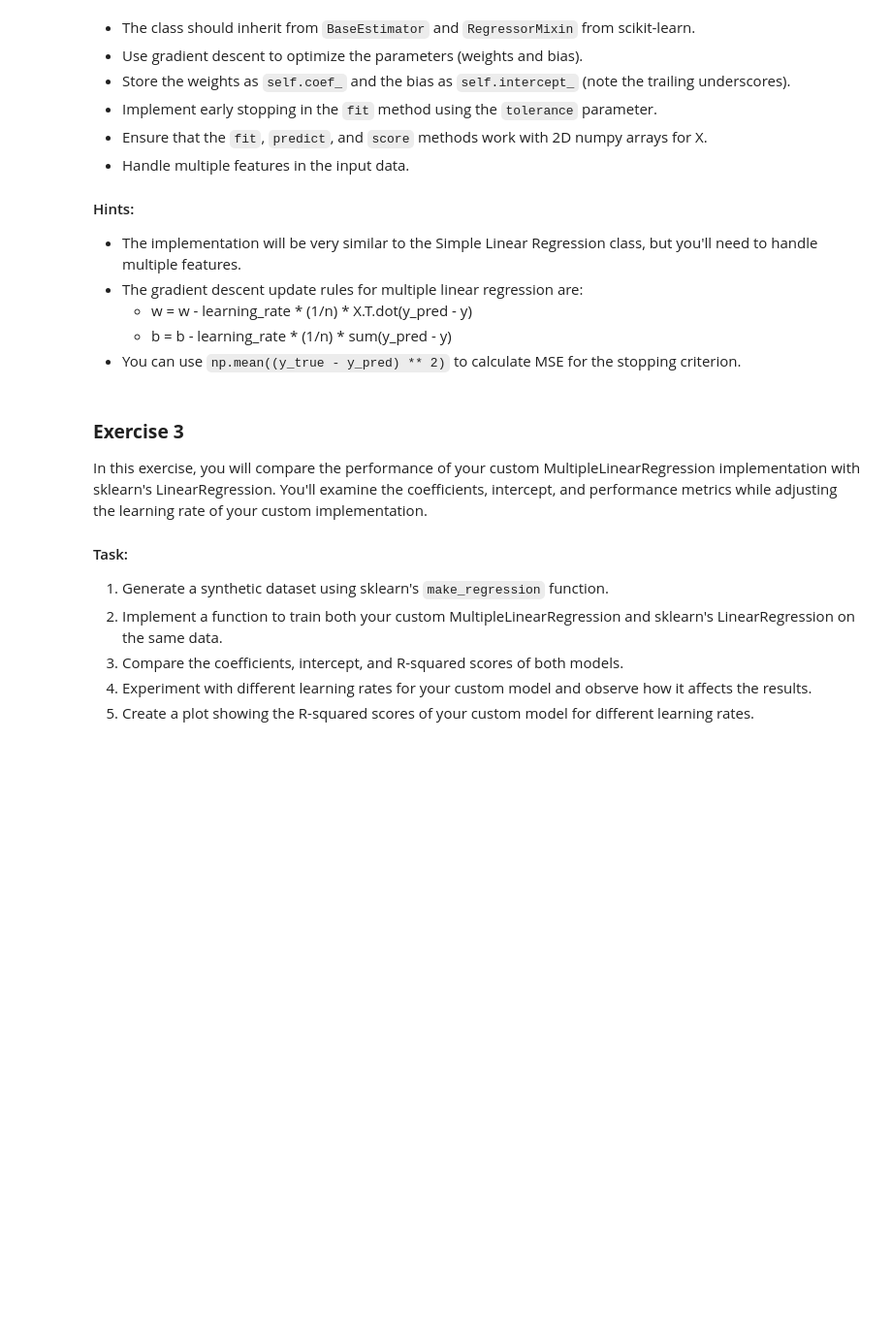
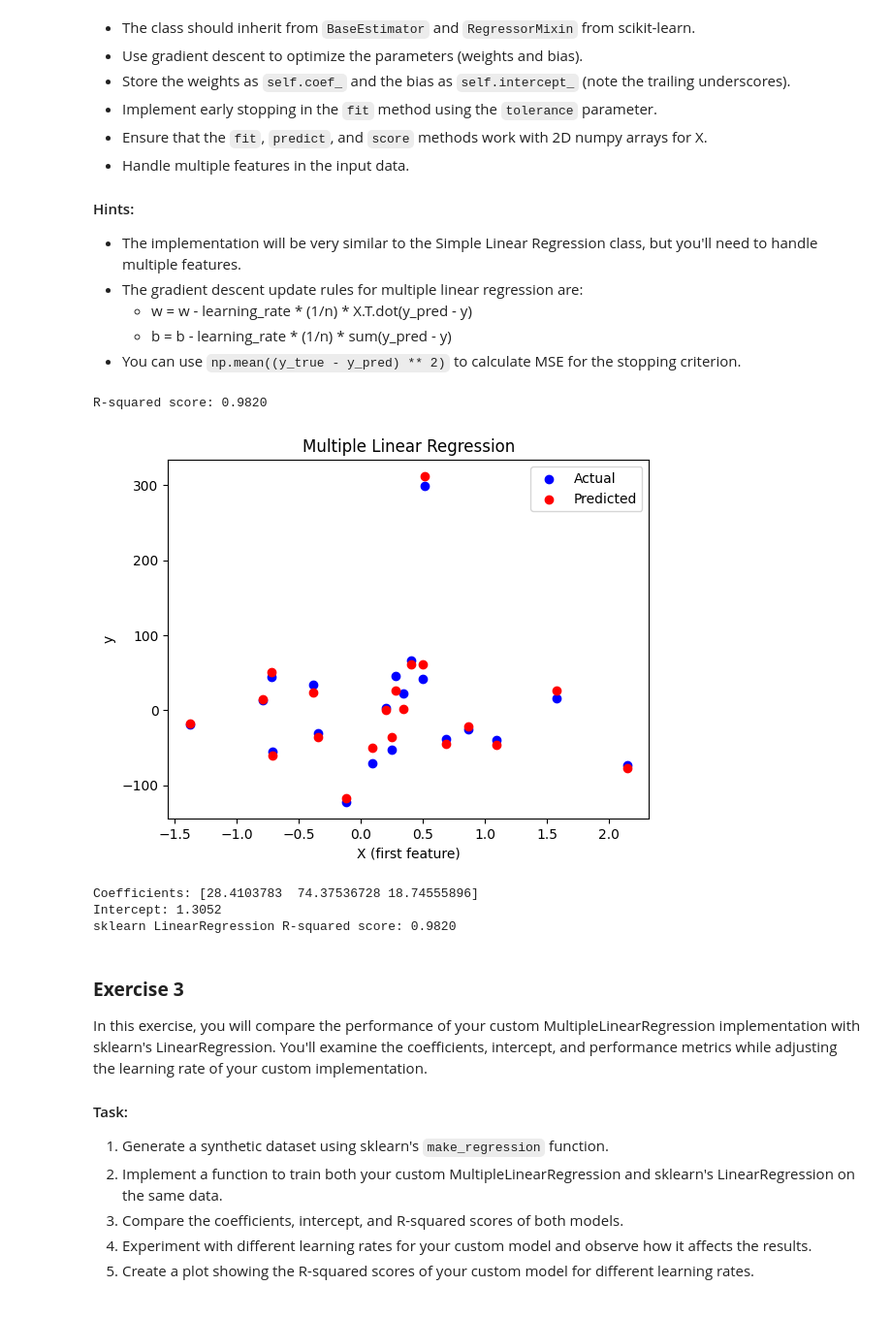
Before and after one commit to IST407/fixed2-student-lectures-nickmiceli7, a Jupyter notebook: 5-week5/lab-exercises.ipynb, the cells around one changed output. Shown: that part at 97% size. Saved outputs shown, nothing was run; the diff lists cells and outputs as text; code cells hidden in the pictures; blank space fills up the shorter version.

```diff
--- a/5-week5/lab-exercises.ipynb
+++ b/5-week5/lab-exercises.ipynb
@@ -143,9 +143,42 @@ import numpy as np
 from sklearn.base import BaseEstimator, RegressorMixin
 from sklearn.utils.validation import check_X_y, check_array
 
-class MultipleLinearRegression:
-    # implement me
-    pass
+class MultipleLinearRegression(BaseEstimator, RegressorMixin):
+    def __init__(self, learning_rate = 0.01, n_iterations=1000, tolerance=1e-6):
+        self.learning_rate = learning_rate
+        self.n_iterations = n_iterations
+        self.tolerance = tolerance
+        self.coef_ = None
+        self.intercept_ = None
+
+    def fit(self, X, y):
+        X, y = check_X_y(X, y, ensure_2d=True)
+        n_samples, n_features = X.shape
+        self.coef_ = np.zeros(n_features)
+        self.intercept_ = 0
+
+        for i in range(self.n_iterations):
+
+            y_pred = self._predict(X)
+            dw = (1/n_samples) * np.dot(X.T, (y_pred-y))
+            db = (1/n_samples) * np.sum(y_pred-y)
+
+            self.coef_ -= self.learning_rate * dw
+            self.intercept_ -= self.learning_rate * db
+
+            if np.all(np.abs(self.learning_rate * dw) < self.tolerance):
+                break
+
+        return self
+
+    def _predict(self, X):
+        return np.dot(X, self.coef_) + self.intercept_
+
+    def predict(self, X):
+        X = check_array(X, ensure_2d=True)
+        return self._predict(X)
+
+
 
 # Test the implementation
 from sklearn.datasets import make_regression
@@ -157,33 +190,39 @@ X, y = make_regression(n_samples=100, n_features=3, noise=10, random_state=42)
 X_train, X_test, y_train, y_test = train_test_split(X, y, test_size=0.2, random_state=42)
 
 # Create and train the model
 model = MultipleLinearRegression(learning_rate=0.01, n_iterations=1000)
 model.fit(X_train, y_train)
 
 # Make predictions
 y_pred = model.predict(X_test)
 
 # Calculate and print R-squared score
 print(f"R-squared score: {model.score(X_test, y_test):.4f}")
 
 # Plot results (for the first feature)
 plt.scatter(X_test[:, 0], y_test, color='blue', label='Actual')
 plt.scatter(X_test[:, 0], y_pred, color='red', label='Predicted')
 plt.xlabel('X (first feature)')
 plt.ylabel('y')
 plt.title('Multiple Linear Regression')
 plt.legend()
 plt.show()
 
 print("Coefficients:", model.coef_)
 print(f"Intercept: {model.intercept_:.4f}")
 
 # Compare with sklearn's LinearRegression
 from sklearn.linear_model import LinearRegression
 sk_model = LinearRegression()
 sk_model.fit(X_train, y_train)
 sk_score = sk_model.score(X_test, y_test)
 print(f"sklearn LinearRegression R-squared score: {sk_score:.4f}")
+# %% [output]
+R-squared score: 0.9820
+[figure, added]
+Coefficients: [28.4103783  74.37536728 18.74555896]
+Intercept: 1.3052
+sklearn LinearRegression R-squared score: 0.9820
 # %% [markdown]
 ### **Exercise 3**
 
```
Also changed, not shown: parts of 2 cells of this notebook.
